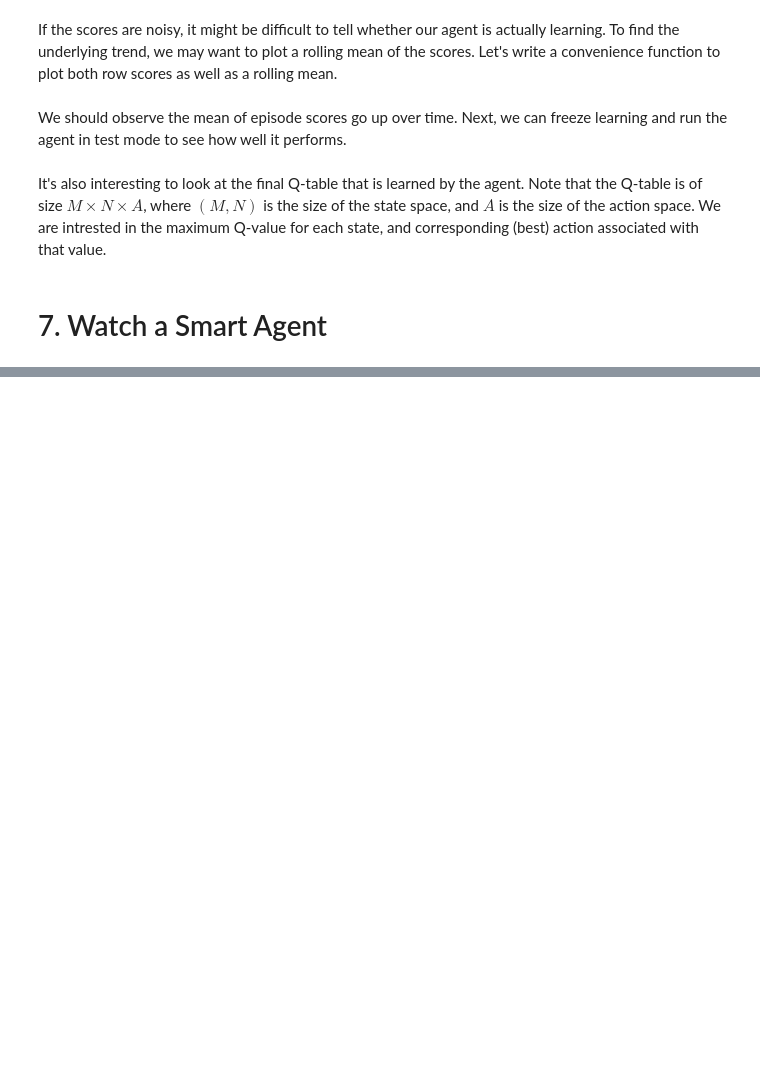
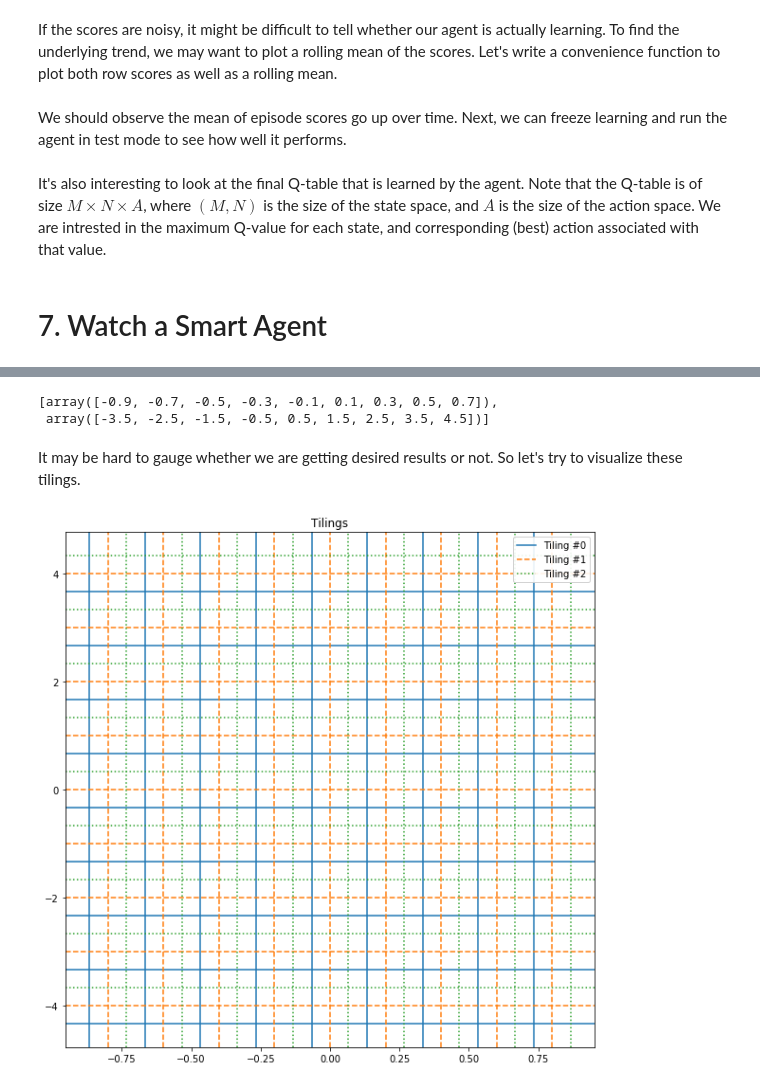
Before and after one commit to unnat5/RL_notes, a Jupyter notebook: RL in Continuous Spaces.ipynb, the cells around one changed output, grey strips where cells are left out. Drawn from its saved outputs; the diff is of its cells as text; code cells hidden in the pictures; blank space fills up the shorter version.

```diff
--- a/RL in Continuous Spaces.ipynb
+++ b/RL in Continuous Spaces.ipynb
@@ -446,0 +479,11 @@ env.close()
+# %%
+# Import common libraries
+import sys
+import gym
+import numpy as np
+import matplotlib.pyplot as plt
+
+# Set plotting options
+%matplotlib inline
+plt.style.use('ggplot')
+np.set_printoptions(precision=3, linewidth=120)
@@ -446,0 +518,37 @@ env.close()
+# %%
+def create_tiling_grid(low, high, bins=(10, 10), offsets=(0.0, 0.0)):
+    """Define a uniformly-spaced grid that can be used for tile-coding a space.
+
+    Parameters
+    ----------
+    low : array_like
+        Lower bounds for each dimension of the continuous space.
+    high : array_like
+        Upper bounds for each dimension of the continuous space.
+    bins : tuple
+        Number of bins or tiles along each corresponding dimension.
+    offsets : tuple
+        Split points for each dimension should be offset by these values.
+
+    Returns
+    -------
+    grid : list of array_like
+        A list of arrays containing split points for each dimension.
+    """
+    # TODO: Implement this
+    ## Implementing for n-dimensions
+    out = []
+    for ii in range(len(low)):
+        diff = (high[ii]-low[ii])/bins[ii]
+        #print(diff)
+        temp = np.arange(low[ii],high[ii],diff)+offsets[ii]
+        out.append(temp[1:])
+    return out
+
+
+low = [-1.0, -5.0]
+high = [1.0, 5.0]
+create_tiling_grid(low, high, bins=(10, 10), offsets=(-0.1, 0.5))  # [test]
+# %% [output]
+[array([-0.9, -0.7, -0.5, -0.3, -0.1, 0.1, 0.3, 0.5, 0.7]),
+ array([-3.5, -2.5, -1.5, -0.5, 0.5, 1.5, 2.5, 3.5, 4.5])]
@@ -446,0 +589,29 @@ env.close()
+# %% [markdown]
+It may be hard to gauge whether we are getting desired results or not. So let's try to visualize these tilings.
+# %%
+import matplotlib.pyplot as plt
+from matplotlib.lines import Line2D
+
+def visualize_tilings(tilings):
+    """Plot each tiling as a grid."""
+    prop_cycle = plt.rcParams['axes.prop_cycle']
+    colors = prop_cycle.by_key()['color']
+    linestyle = ['-', '--',':']
+    legend_lines = []
+
+
+    fig, ax = plt.subplots(figsize=(10,10))
+    for i,grid in enumerate(tilings):
+        for x in grid[0]:
+            l = ax.axvline(x=x, color=colors[i%len(colors)], linestyle=linestyle[i%len(linestyle)], label=i)
+        for y in grid[1]:
+            l = ax.axhline(y=y, color = colors[i%len(colors)], linestyle = linestyle[i%len(linestyle)])
+        legend_lines.append(l)
+    ax.grid('off')
+    ax.legend(legend_lines, ["Tiling #{}".format(t) for t in range(len(legend_lines))],facecolor='white',framealpha=0.9)
+    ax.set_title("Tilings")
+    return ax # return Axis object to draw on later, if needed
+
+visualize_tilings(tilings);
+# %% [output]
+[figure, added]
```
Also changed, not shown: parts of 10 cells of this notebook, 4 other files.
